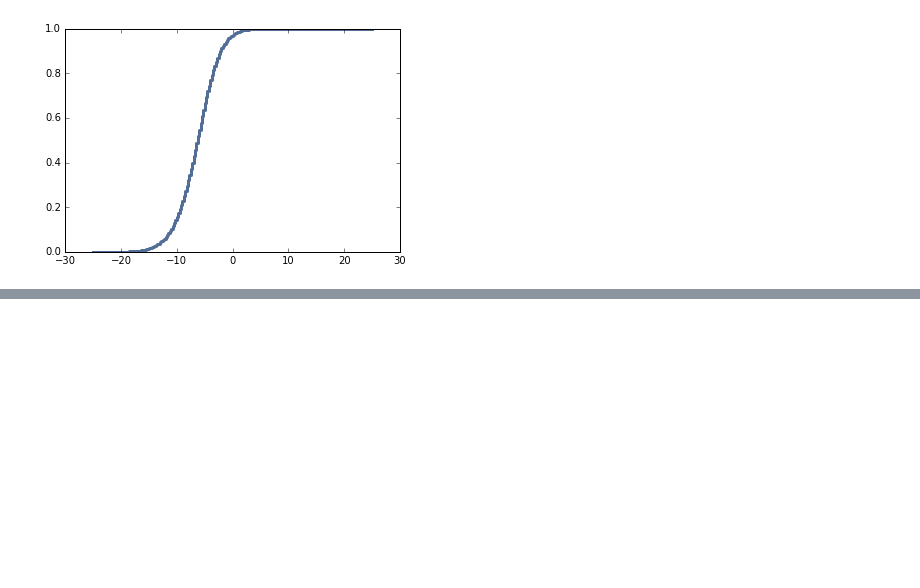
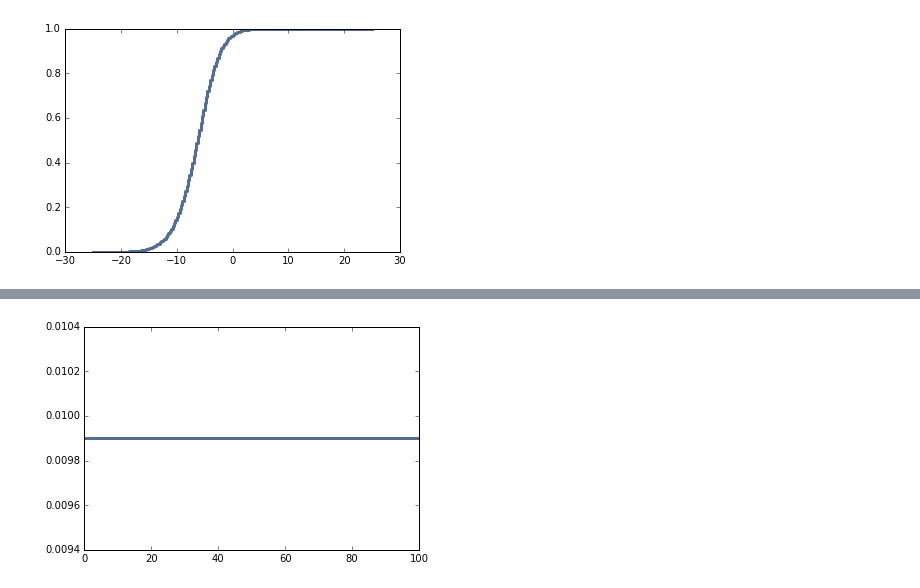
Before and after one commit to umadesai/ThinkBayes2, a Jupyter notebook: code/Report-03.ipynb, the cells around one changed output, grey strips where cells are left out. Cells and saved outputs as stored; diff of their text form; code cells hidden in the pictures; blank space fills up the shorter version.

```diff
--- a/code/Report-03.ipynb
+++ b/code/Report-03.ipynb
@@ -30,7 +31,7 @@ I'll use Pandas to load the data into a DataFrame.
 # %%
 import pandas as pd
 
-df = pd.read_csv('drp_scores.csv', skiprows=13, delimiter='\t')
+df = pd.read_csv('drp_scores.csv', skiprows=21, delimiter='\t')
 df.head()
 # %% [output]
 |  | Treatment | Response |
@@ -163,0 +169,28 @@ thinkplot.Cdf(sigma_difference.MakeCdf())
+# %%
+class CoffeeEstimations(Suite):
+
+    def __init__(self, prior, U):
+        """
+        prior = range of values
+        z = probability that a cup of coffee is being used for something other than drinking coffee
+        """
+        Suite.__init__(self, prior)
+        self.U = U
+
+    def Likelihood(self, data, hypo):
+        """
+        data = (missing cups of coffee, number of dining hall entrance swipes)
+        hypo = probability of a student drinking coffee, 0-100
+        """
+        U = self.U
+        x = hypo / 100
+        cups, swipes = data
+
+        like = (x*U + (1-x)*(1-U))**cups * (x*(1-U) + (1-x)*U)**(swipes - cups)
+        return like
+# %%
+# Assume a normal distribution
+suite = CoffeeEstimations(range(0, 101), 0.75)
+thinkplot.Pdf(suite)
+# %% [output]
+[figure, added]
```
Also changed, not shown: parts of 33 cells of this notebook.
